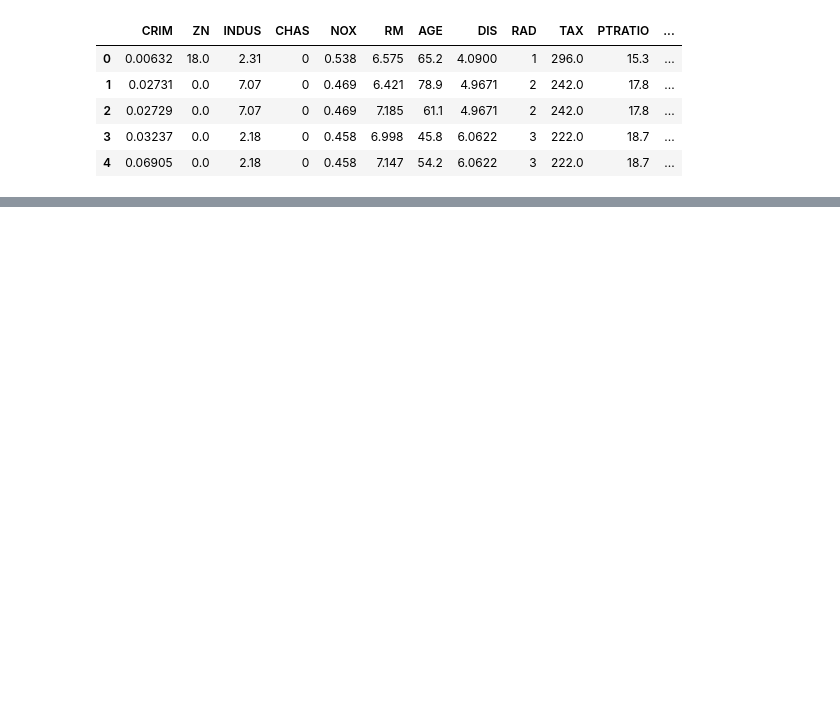
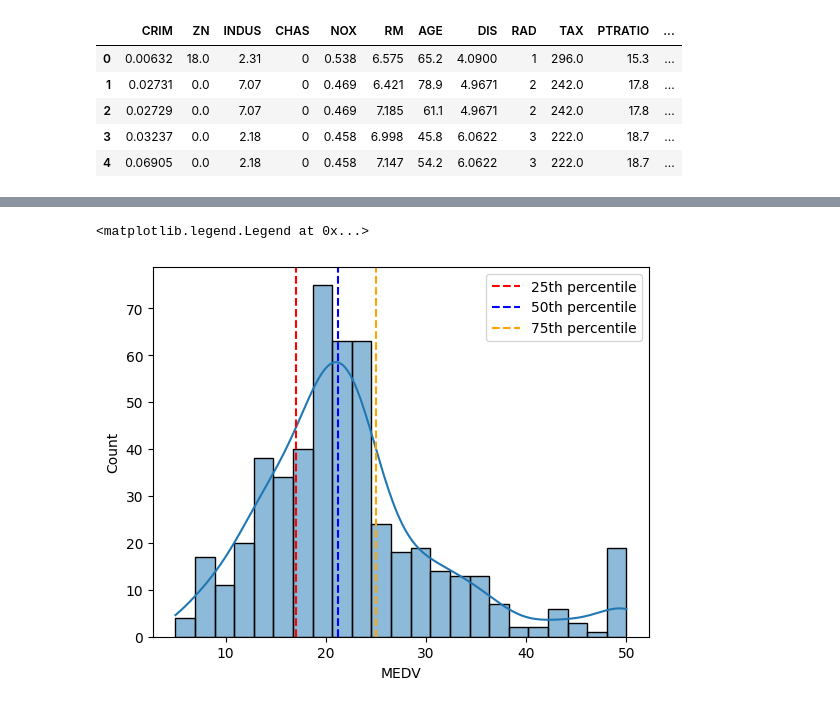
Before and after one commit to AnnetteTamakloe/Machine-Learning-Boston-Housing-Dataset, a Jupyter notebook: ML_intro.ipynb, the cells around one changed output, grey strips where cells are left out. Cells and saved outputs as stored; diff of their text form; code cells hidden in the pictures; blank space fills up the shorter version.

Commit message:
added commentary and also added heatmap

```diff
--- a/ML_intro.ipynb
+++ b/ML_intro.ipynb
@@ -160,0 +178,14 @@ bh.describe()
+# %%
+p25 = np.percentile(bh['MEDV'], 25)
+p50 = np.percentile(bh['MEDV'], 50)
+p75 = np.percentile(bh['MEDV'], 75)
+
+sns.histplot(data=bh['MEDV'], kde=True)
+
+plt.axvline(x=p25, color='red', linestyle='--', label='25th percentile')
+plt.axvline(x=p50, color='blue', linestyle='--', label='50th percentile')
+plt.axvline(x=p75, color='orange', linestyle='--', label='75th percentile')
+plt.legend()
+# %% [output]
+<matplotlib.legend.Legend at 0x...>
+[figure, added]
```
Also changed, not shown: parts of 5 cells of this notebook.
